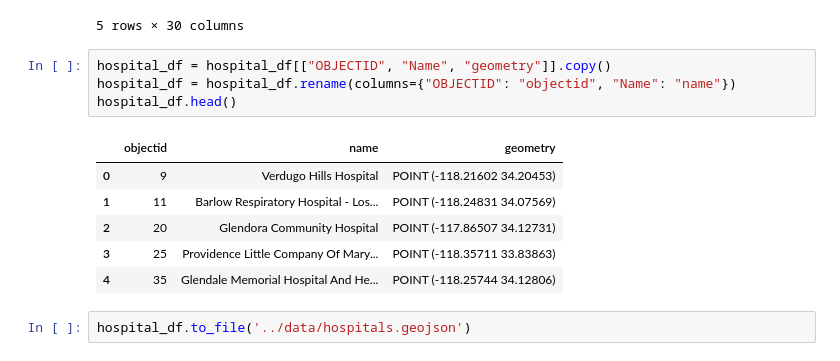
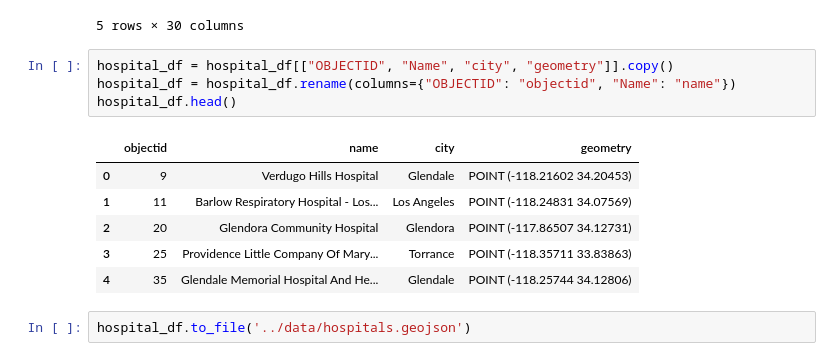
Before and after one commit to danielqhtruong/MATH497_Research_TDA, a Jupyter notebook: EDA/Hospital.ipynb, the cells around one changed output. Saved outputs shown, nothing was run; the diff lists cells and outputs as text.

```diff
--- a/EDA/Hospital.ipynb
+++ b/EDA/Hospital.ipynb
@@ -20,15 +20,15 @@ hospital_df.head()
 | 4 | 35 | 211 | NaN | Health and Mental Health | Hospitals and Medical Centers | 911 Receiving |  | Glendale Memorial Hospital And He... | 1420 S. Central Ave. | NaN | ... | ... |
 5 rows × 30 columns
 # %%
-hospital_df = hospital_df[["OBJECTID", "Name", "geometry"]].copy()
+hospital_df = hospital_df[["OBJECTID", "Name", "city", "geometry"]].copy()
 hospital_df = hospital_df.rename(columns={"OBJECTID": "objectid", "Name": "name"})
 hospital_df.head()
 # %% [output]
-|  | objectid | name | geometry |
-| 0 | 9 | Verdugo Hills Hospital | POINT (-118.21602 34.20453) |
-| 1 | 11 | Barlow Respiratory Hospital - Los... | POINT (-118.24831 34.07569) |
-| 2 | 20 | Glendora Community Hospital | POINT (-117.86507 34.12731) |
-| 3 | 25 | Providence Little Company Of Mary... | POINT (-118.35711 33.83863) |
-| 4 | 35 | Glendale Memorial Hospital And He... | POINT (-118.25744 34.12806) |
+|  | objectid | name | city | geometry |
+| 0 | 9 | Verdugo Hills Hospital | Glendale | POINT (-118.21602 34.20453) |
+| 1 | 11 | Barlow Respiratory Hospital - Los... | Los Angeles | POINT (-118.24831 34.07569) |
+| 2 | 20 | Glendora Community Hospital | Glendora | POINT (-117.86507 34.12731) |
+| 3 | 25 | Providence Little Company Of Mary... | Torrance | POINT (-118.35711 33.83863) |
+| 4 | 35 | Glendale Memorial Hospital And He... | Glendale | POINT (-118.25744 34.12806) |
 # %%
 hospital_df.to_file('../data/hospitals.geojson')
```
Also changed, not shown: 8 other files.
